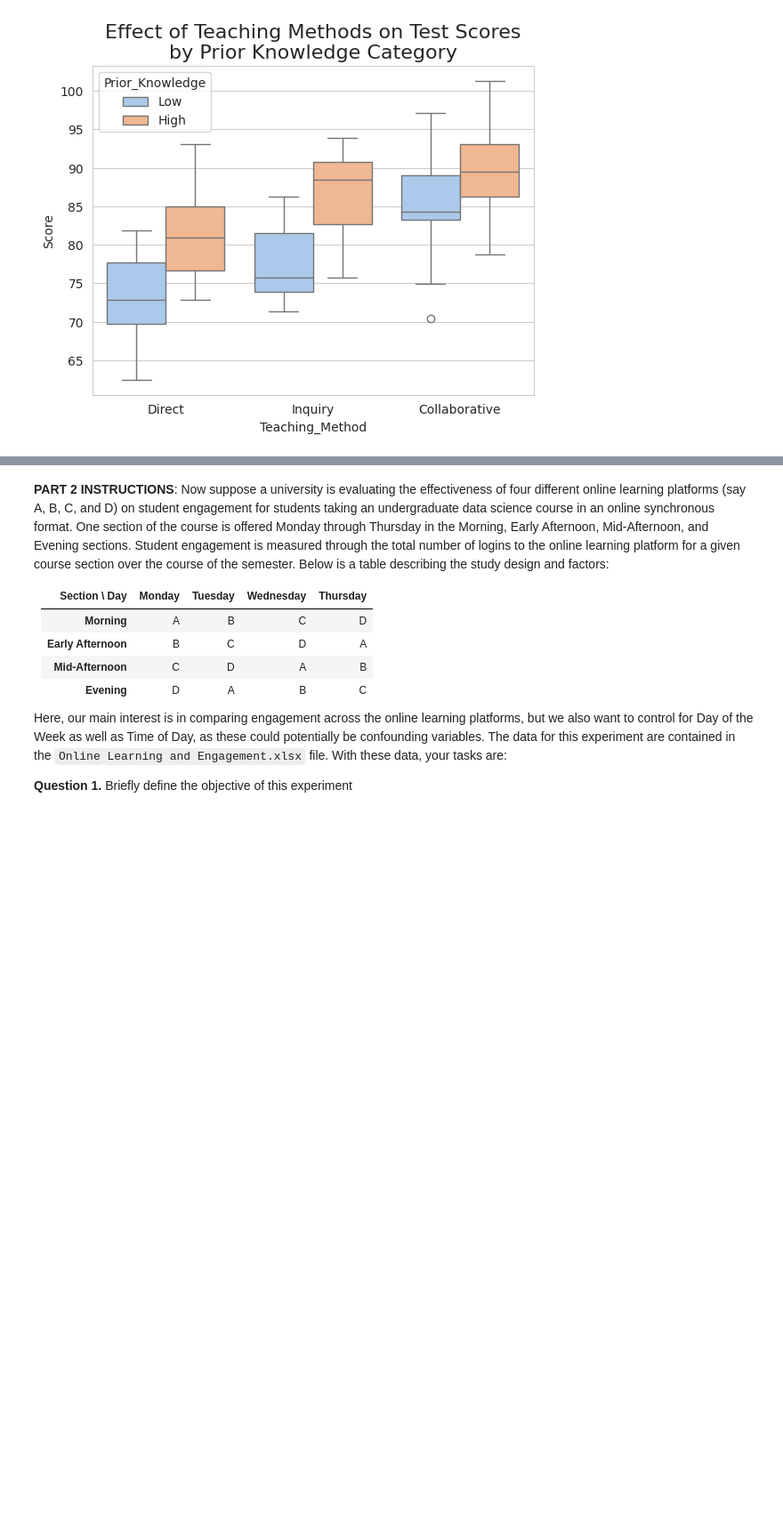
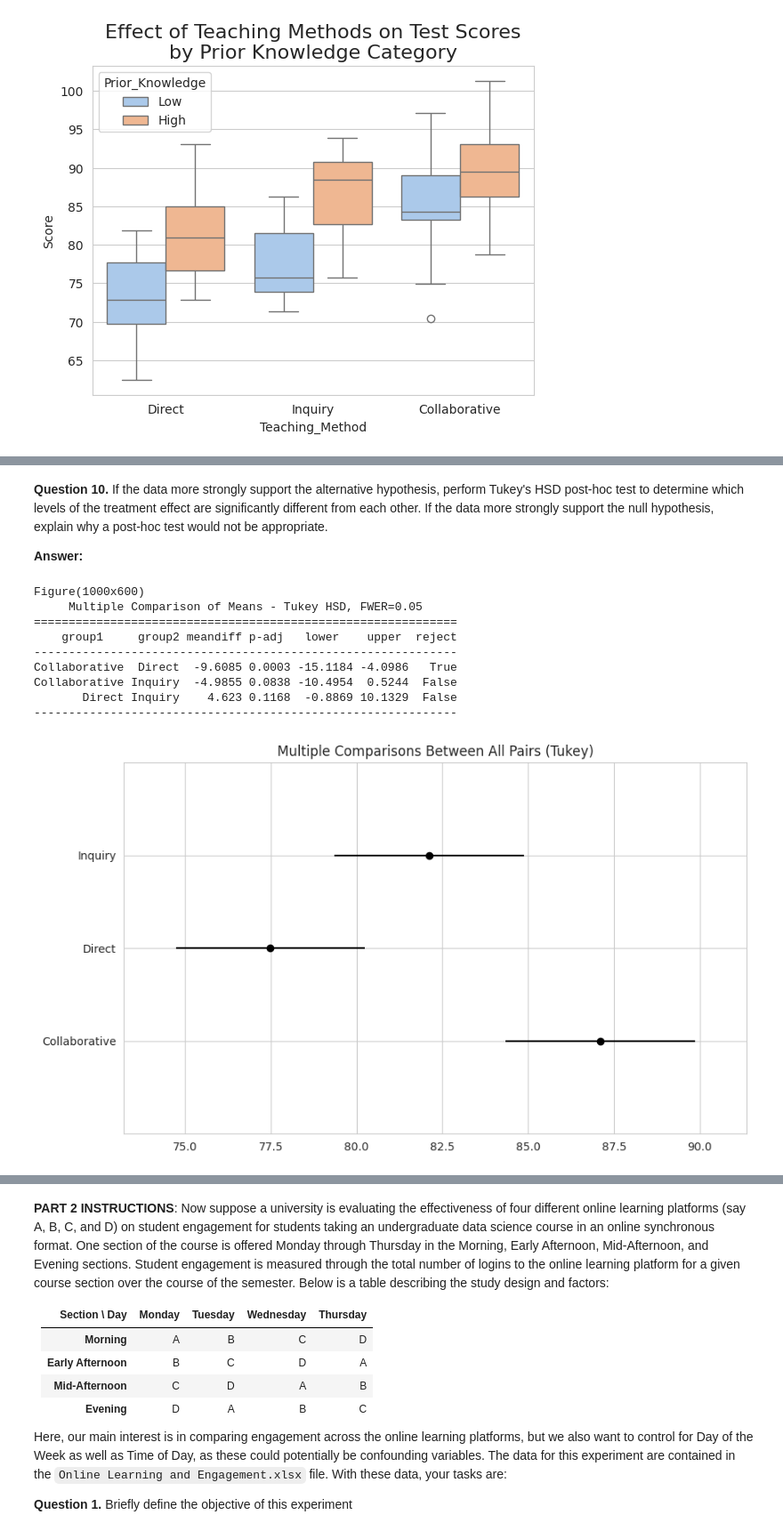
Before and after one commit to rohanbhuin/STAT-7220-Applied-Experimental-Design, a Jupyter notebook: Assignments/HW2/HW-2.ipynb, the cells around one changed output, grey strips where cells are left out. Shown at 89% size. Drawn from its saved outputs; the diff is of its cells as text; code cells hidden in the pictures; blank space fills up the shorter version.

```diff
--- a/Assignments/HW2/HW-2.ipynb
+++ b/Assignments/HW2/HW-2.ipynb
@@ -178,0 +297,27 @@ This lends evidence toward the alternative hypothesis.
+# %% [markdown]
+**Question 10.** If the data more strongly support the alternative hypothesis, perform Tukey's HSD post-hoc test to determine which levels of the treatment effect are significantly different from each other. If the data more strongly support the null hypothesis, explain why a post-hoc test would not be appropriate.
+
+**Answer:**
+# %%
+## Import pairwise_tukeyhsd function ##
+from statsmodels.stats.multicomp import pairwise_tukeyhsd
+
+## Perform Tukey's HSD test ##
+tukey_result = pairwise_tukeyhsd(endog=teaching['Score'], groups=teaching['Teaching_Method'],
+                                 alpha=0.05)
+
+## Print Tukey Visualization ##
+print(tukey_result.plot_simultaneous())
+
+print(tukey_result)
+# %% [output]
+Figure(1000x600)
+     Multiple Comparison of Means - Tukey HSD, FWER=0.05
+=============================================================
+    group1     group2 meandiff p-adj   lower    upper  reject
+-------------------------------------------------------------
+Collaborative  Direct  -9.6085 0.0003 -15.1184 -4.0986   True
+Collaborative Inquiry  -4.9855 0.0838 -10.4954  0.5244  False
+       Direct Inquiry    4.623 0.1168  -0.8869 10.1329  False
+-------------------------------------------------------------
+[figure, added]
```
Also changed, not shown: parts of 14 cells of this notebook.
